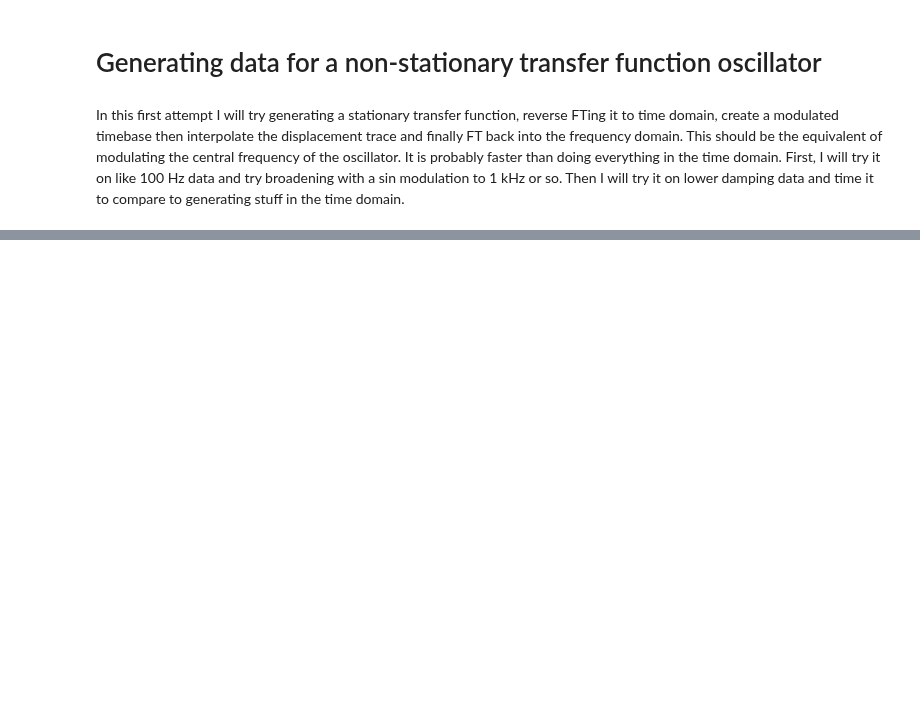
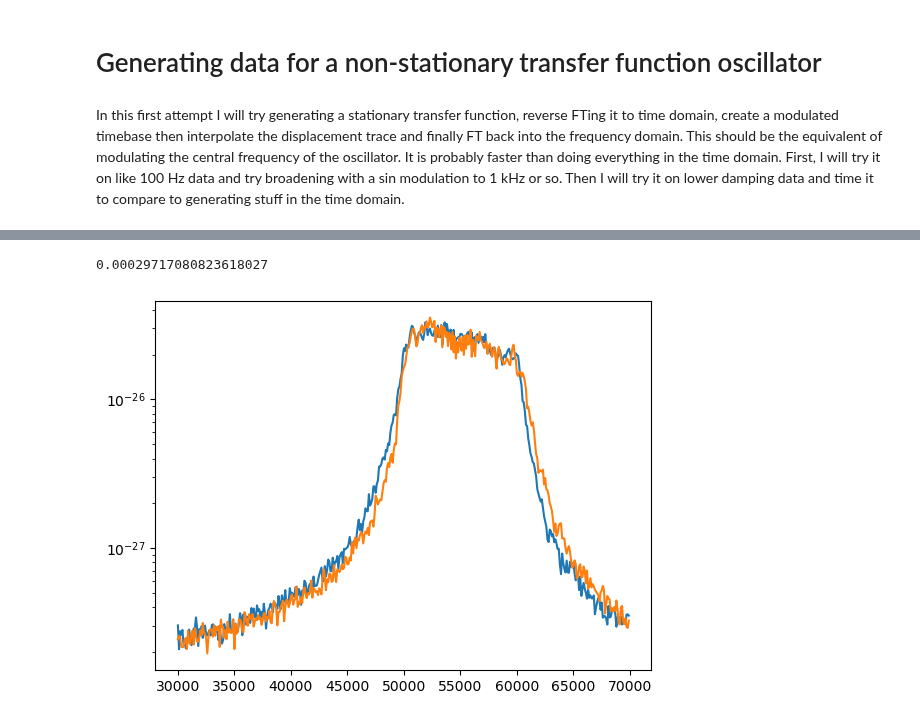
Before and after one commit to tompenny/SIMPLE_impulsesimulations, a Jupyter notebook: Generate data.ipynb, the cells around one changed output, grey strips where cells are left out. Drawn from its saved outputs; the diff is of its cells as text; code cells hidden in the pictures; blank space fills up the shorter version.

```diff
--- a/Generate data.ipynb
+++ b/Generate data.ipynb
@@ -224,0 +298,58 @@ plt.yscale('log')
+# %%
+w0 = 55000*2*np.pi
+P = 1*10**(-7) # Pressure in mbar
+T = 293 # Environmental temperature
+R = (0.083)*10**(-6) # Particle Radius
+p = 2200 # Particle Denisty
+dtn = 1*10**(-8) # Timestep
+M = 4/3*np.pi*R**3*p # Particle mass
+kb = 1.38*10**(-23) # Boltzmann constant
+m = 29*1.67*10**(-27) # average mass of air particles
+v = np.sqrt(8*1.38*10**(-23)*T/(np.pi*m)) # velocity of air particles
+N0 = 2.43*10**(25) # Number density of air and ambient pressure
+P0 = 1000 # Ambient pressure
+N=N0*P/P0 # Number density of air at pressure P
+y = (4/3*np.pi)*(m*v*N*R**2)/(M) # Damping from air
+#y = 4.10568*1e-6*P*1e2/R # Antonio's damping from air
+print(y)
+Fth =  np.sqrt(2*kb*T*y/M/dtn)# Thermal force noise
+nump = 1*10**(6)
+
+Snn = 10**(-28)
+
+np.random.seed(85655219)
+random_nums = np.random.uniform(0, 1000000, 200) # These are the seeds we will use
+
+x_l = np.zeros((100, int(nump/100)))
+for m in range(100):
+
+    np.random.seed(int(random_nums[m*2]))
+    randomlist = np.random.normal(0, 1, nump)
+
+    np.random.seed(int(random_nums[m*2+1]))
+    randomlist2 = np.random.normal(0, np.sqrt(Snn/dtn/2), nump)
+
+    x = loop_itveldmp(nump, y,  1000*2*np.pi, w0, Fth, M, dtn, randomlist, randomlist2)
+    x = butter_lowpass_filter(x, 300000, fs = 10**8, order = 2)
+    x_l[m] = x[::100]
+# %% [output]
+0.00029717080823618027
+# %%
+PSD_avr = np.zeros(int(nump/200)+1)
+for x in x_l:
+    PSD = scisig.welch(x[:], fs = 10**6, nperseg = 10**4, window = 'boxcar')
+    PSD_avr += PSD[1]
+    #PSD = scisig.welch(x[5*10**4:], fs = 10**6, nperseg = 5*10**4)
+    #PSD_avr += PSD[1]
+PSD_freq = PSD[0]
+PSD_avr /= len(x_l)
+# %%
+lb = int(3000/10)
+ub = int(7000/10)
+lb2 = int(3000/10)
+ub2 = int(7000/10)
+plt.plot(PSD_freq[lb:ub], PSD_avr[lb:ub])
+plt.plot(PSD_freq2[lb2:ub2], PSD_noise2[lb2:ub2])
+plt.yscale('log')
+# %% [output]
+[figure, added]
```
Also changed, not shown: parts of 12 cells of this notebook.
